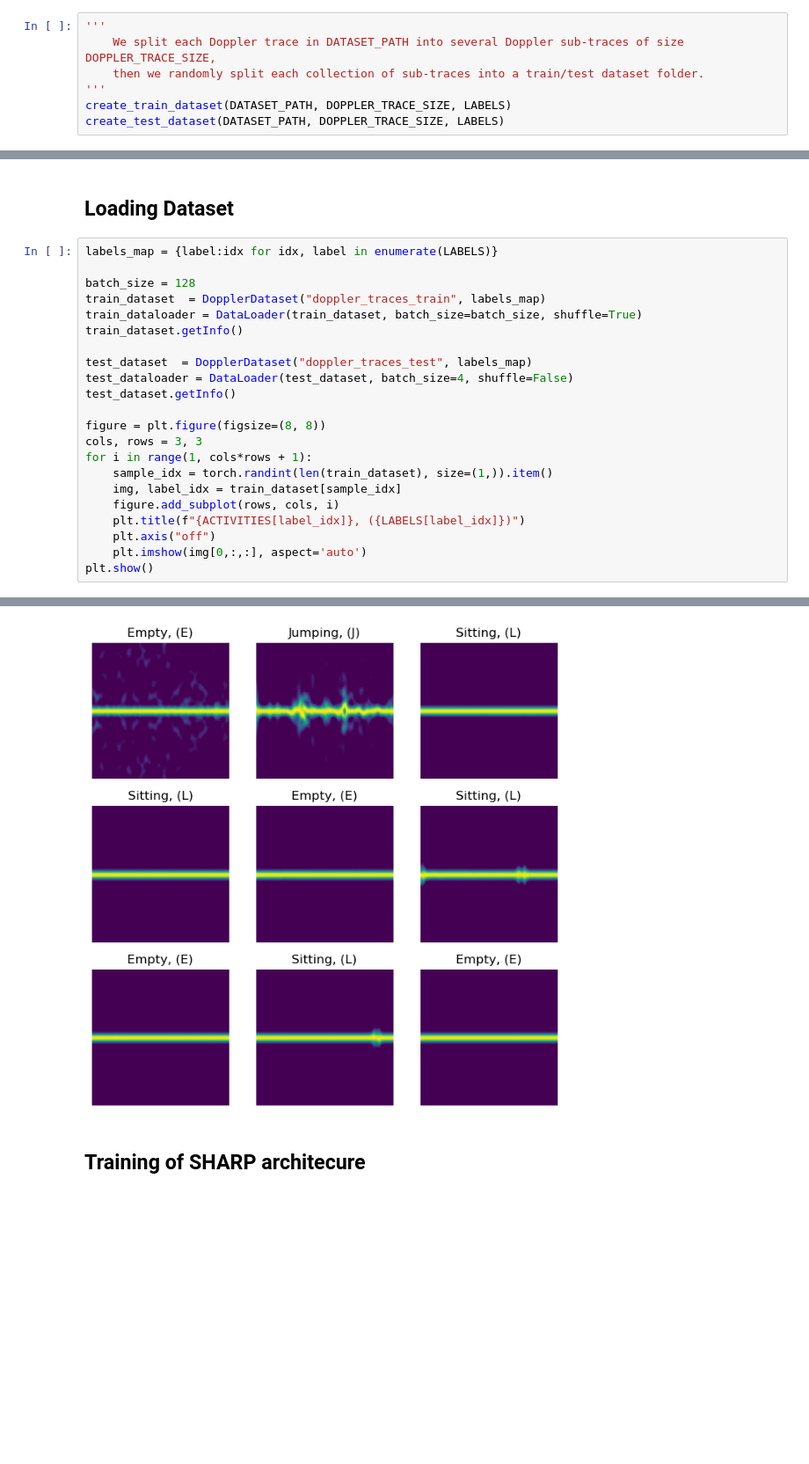
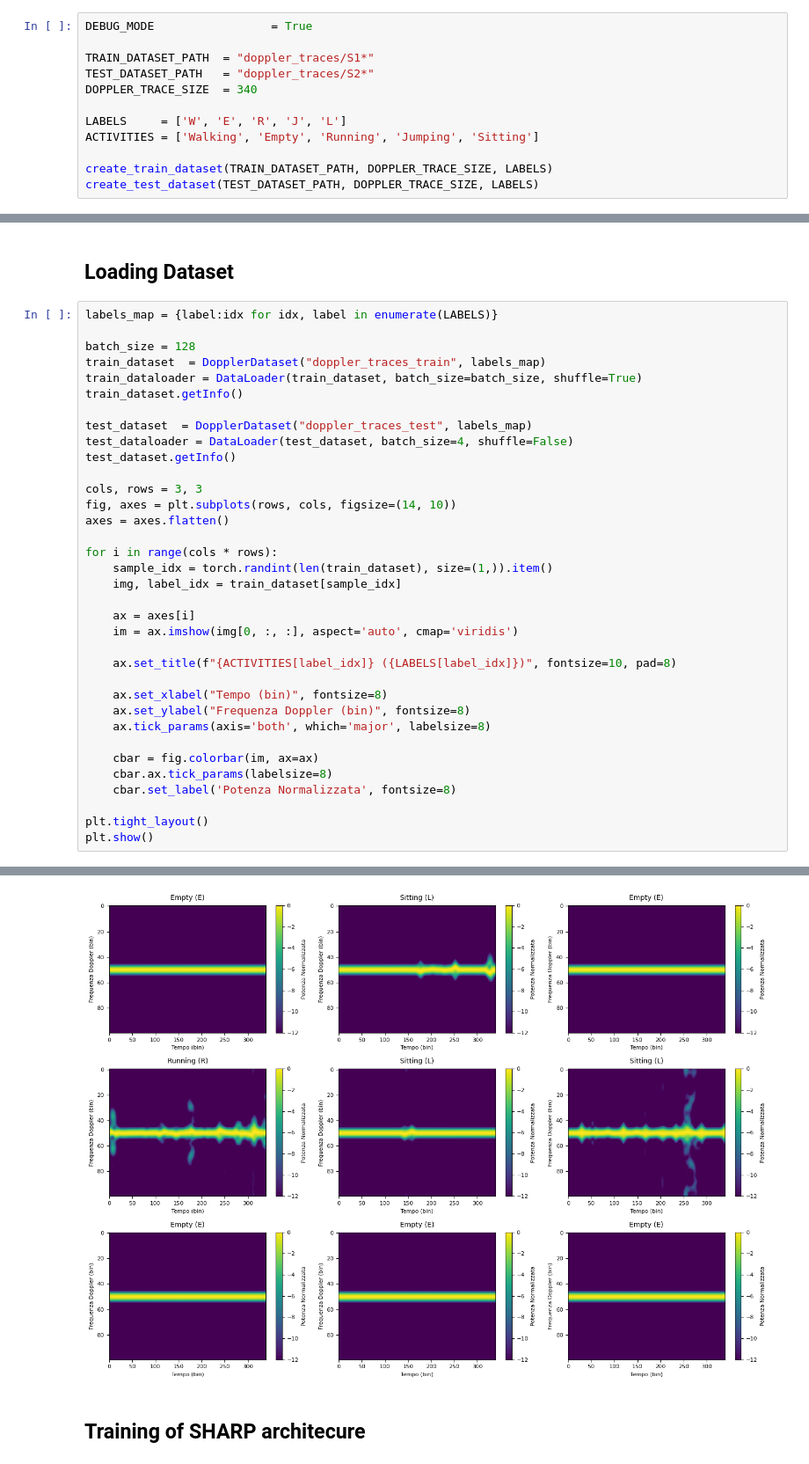
Before and after one commit to RaffaeleSabatini/Human-Activity-Recognition-using-Wifi, a Jupyter notebook: main.ipynb, the cells around one changed output, grey strips where cells are left out. Shown at 88% size. Drawn from its saved outputs; the diff is of its cells as text; blank space fills up the shorter version.

```diff
--- a/main.ipynb
+++ b/main.ipynb
@@ -38,11 +27,16 @@ The autoreload extension is already loaded. To reload it, use:
 # %% [markdown]
 ## Separating training dataset and test dataset
 # %%
-'''
-    We split each Doppler trace in DATASET_PATH into several Doppler sub-traces of size DOPPLER_TRACE_SIZE,
-    then we randomly split each collection of sub-traces into a train/test dataset folder.
-'''
-create_train_dataset(DATASET_PATH, DOPPLER_TRACE_SIZE, LABELS)
-create_test_dataset(DATASET_PATH, DOPPLER_TRACE_SIZE, LABELS)
+DEBUG_MODE                 = True
+
+TRAIN_DATASET_PATH  = "doppler_traces/S1*"
+TEST_DATASET_PATH   = "doppler_traces/S2*"
+DOPPLER_TRACE_SIZE  = 340
+
+LABELS     = ['W', 'E', 'R', 'J', 'L']
+ACTIVITIES = ['Walking', 'Empty', 'Running', 'Jumping', 'Sitting']
+
+create_train_dataset(TRAIN_DATASET_PATH, DOPPLER_TRACE_SIZE, LABELS)
+create_test_dataset(TEST_DATASET_PATH, DOPPLER_TRACE_SIZE, LABELS)
 # %% [output]
 Datasets are already splitted!
@@ -61,15 +56,28 @@ test_dataset  = DopplerDataset("doppler_traces_test", labels_map)
 test_dataloader = DataLoader(test_dataset, batch_size=4, shuffle=False)
 test_dataset.getInfo()
 
-figure = plt.figure(figsize=(8, 8))
 cols, rows = 3, 3
-for i in range(1, cols*rows + 1):
+fig, axes = plt.subplots(rows, cols, figsize=(14, 10))
+axes = axes.flatten()
+
+for i in range(cols * rows):
     sample_idx = torch.randint(len(train_dataset), size=(1,)).item()
     img, label_idx = train_dataset[sample_idx]
-    figure.add_subplot(rows, cols, i)
-    plt.title(f"{ACTIVITIES[label_idx]}, ({LABELS[label_idx]})")
-    plt.axis("off")
-    plt.imshow(img[0,:,:], aspect='auto')
+
+    ax = axes[i]
+    im = ax.imshow(img[0, :, :], aspect='auto', cmap='viridis')
+
+    ax.set_title(f"{ACTIVITIES[label_idx]} ({LABELS[label_idx]})", fontsize=10, pad=8)
+
+    ax.set_xlabel("Tempo (bin)", fontsize=8)
+    ax.set_ylabel("Frequenza Doppler (bin)", fontsize=8)
+    ax.tick_params(axis='both', which='major', labelsize=8)
+
+    cbar = fig.colorbar(im, ax=ax)
+    cbar.ax.tick_params(labelsize=8)
+    cbar.set_label('Potenza Normalizzata', fontsize=8)
+
+plt.tight_layout()
 plt.show()
 # %% [output]
 Loading dataset doppler_traces_train in memory...
@@ -97,5 +101,5 @@ Labels dictionary:
 ----------------------------------
-[figure, old version]
+[figure, new version]
 # %% [markdown]
 ## Training of SHARP architecure
 # %%
```
Also changed, not shown: parts of 3 cells of this notebook, 5 other files.
